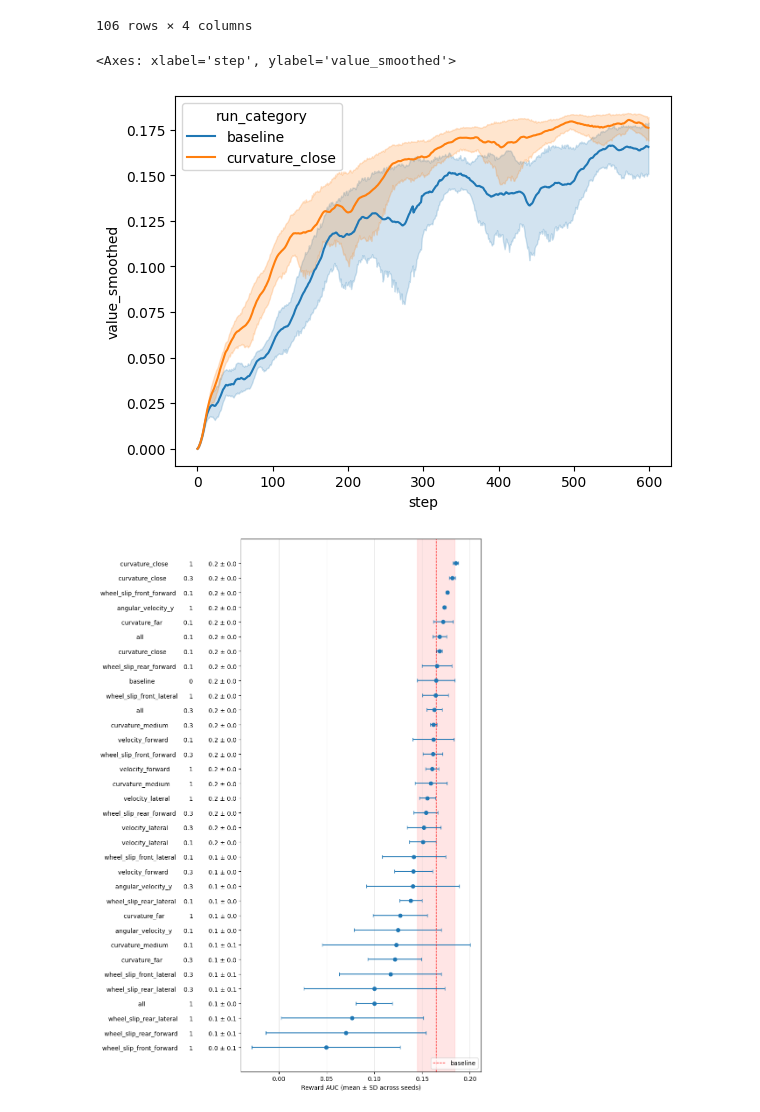
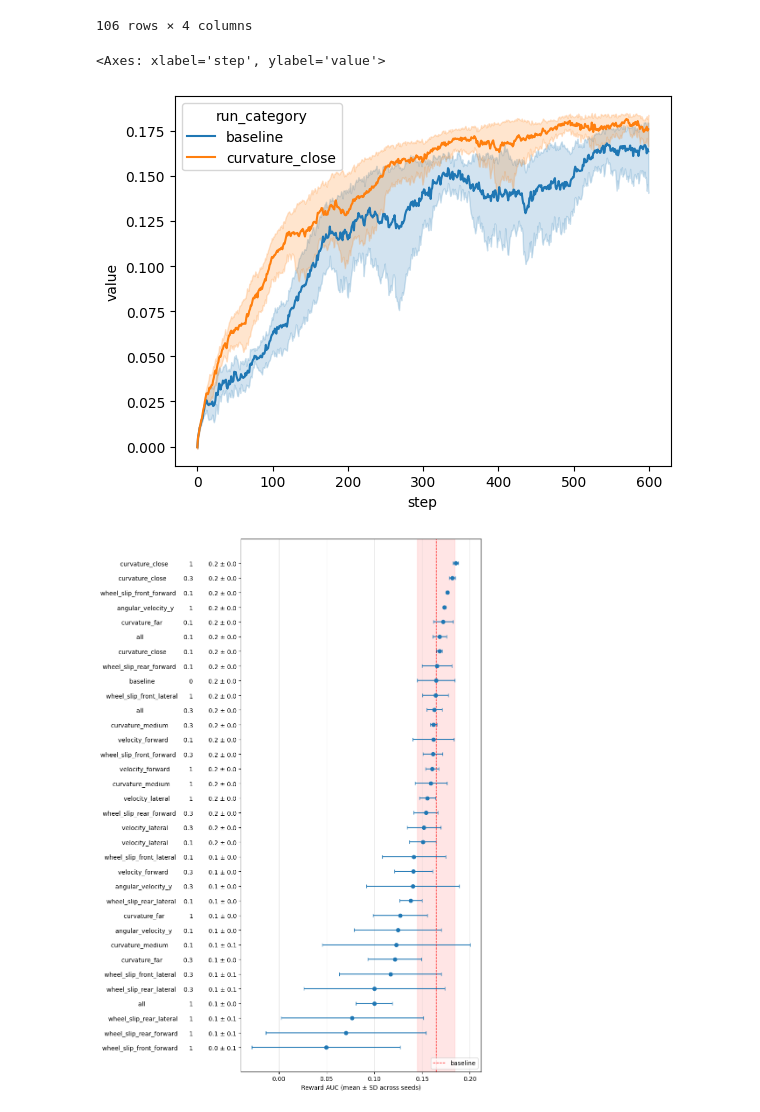
Before and after one commit to jacquesamsel/skripsie, a Jupyter notebook: view_tensorboard.ipynb, the cells around one changed output. Cells and saved outputs as stored; diff of their text form; code cells hidden in the pictures.

```diff
--- a/view_tensorboard.ipynb
+++ b/view_tensorboard.ipynb
@@ -10,13 +10,12 @@ import os
 from tqdm import tqdm
 # %%
 logdir = "runs"
-reader = SummaryReader(logdir, extra_columns={"dir_name"})
+reader = SummaryReader(logdir, extra_columns={"dir_name"}, event_types={'scalars'})
 # %%
 data = reader.scalars
 data.rename(columns={"dir_name": "run_name"}, inplace=True)
 data["run_category"] = data["run_name"].str.split("_").str[:-2].str.join("_")
 data["run_seed"] = data["run_name"].str.split("_").str[-1]
 data["aux_weight"] = data["run_name"].str.split("_").str[-2].str[1:]
-data["value_smoothed"] = data["value"].rolling(window=10).mean()
-data
+data = data.sort_values("step")
 # %% [output]
@@ -75,7 +116,7 @@ last_steps_mean_reward
 | 105 | wheel_slip_rear_lateral | 1 | s2 | 0.013880 |
 106 rows × 4 columns
 # %%
-sns.lineplot(data[data["run_category"].isin(["baseline", "curvature_close"]) & (data["tag"] == "reward/mean")], x="step", y="value_smoothed", hue="run_category")
+sns.lineplot(data[data["run_category"].isin(["baseline", "curvature_close"]) & (data["tag"] == "reward/mean")], x="step", y="value", hue="run_category")
 # %% [output]
-<Axes: xlabel='step', ylabel='value_smoothed'>
+<Axes: xlabel='step', ylabel='value'>
-[figure, old version]
+[figure, new version]
```
Also changed, not shown: parts of 6 cells of this notebook, 6 other files.
